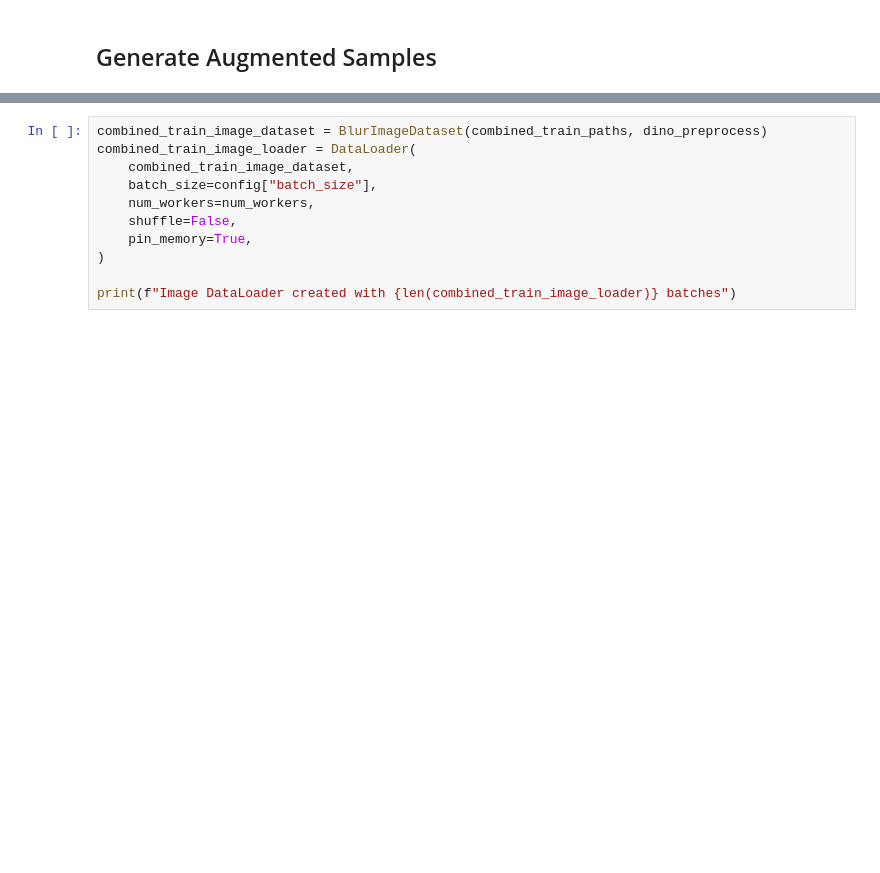
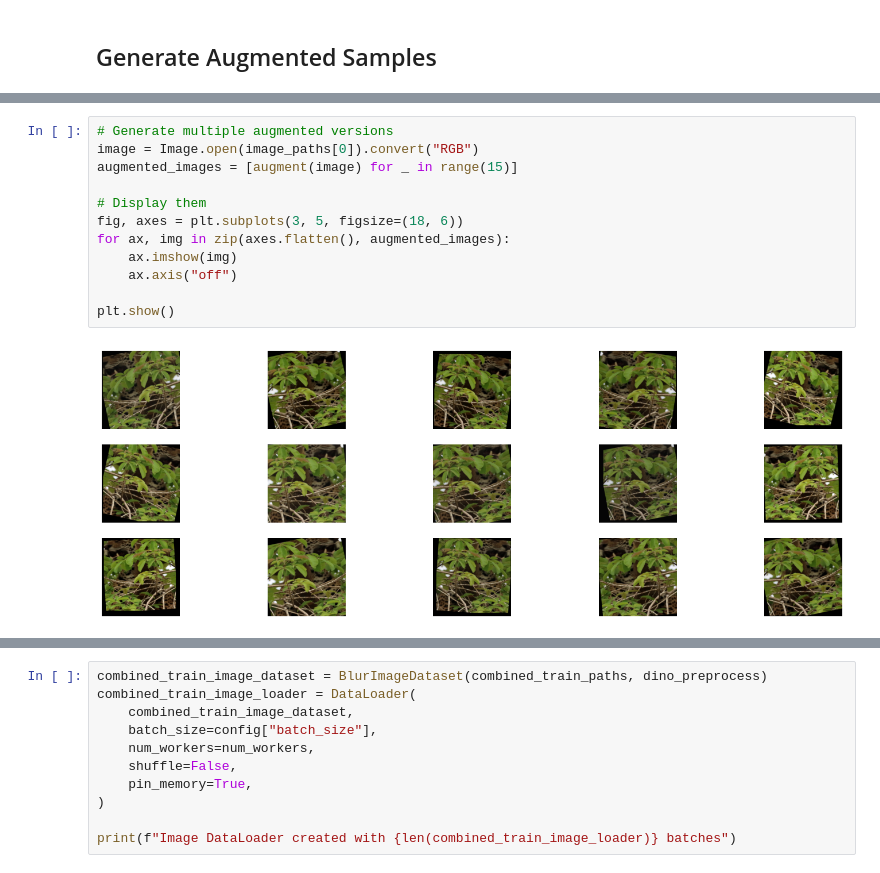
Before and after one commit to CarloColumbo/Kaggle-Competition-Jaguar-Re-identification, a Jupyter notebook: notebooks/07_class_balance.ipynb, the cells around one changed output, grey strips where cells are left out. Drawn from its saved outputs; the diff is of its cells as text; blank space fills up the shorter version.

```diff
--- a/notebooks/07_class_balance.ipynb
+++ b/notebooks/07_class_balance.ipynb
@@ -838 +859,15 @@ augment = transforms.Compose([
+# %%
+# Generate multiple augmented versions
+image = Image.open(image_paths[0]).convert("RGB")
+augmented_images = [augment(image) for _ in range(15)]
+
+# Display them
+fig, axes = plt.subplots(3, 5, figsize=(18, 6))
+for ax, img in zip(axes.flatten(), augmented_images):
+    ax.imshow(img)
+    ax.axis("off")
+
+plt.show()
+# %% [output]
+[figure, added]
 # %%
```
Also changed, not shown: parts of 31 cells of this notebook, 9 other files.
